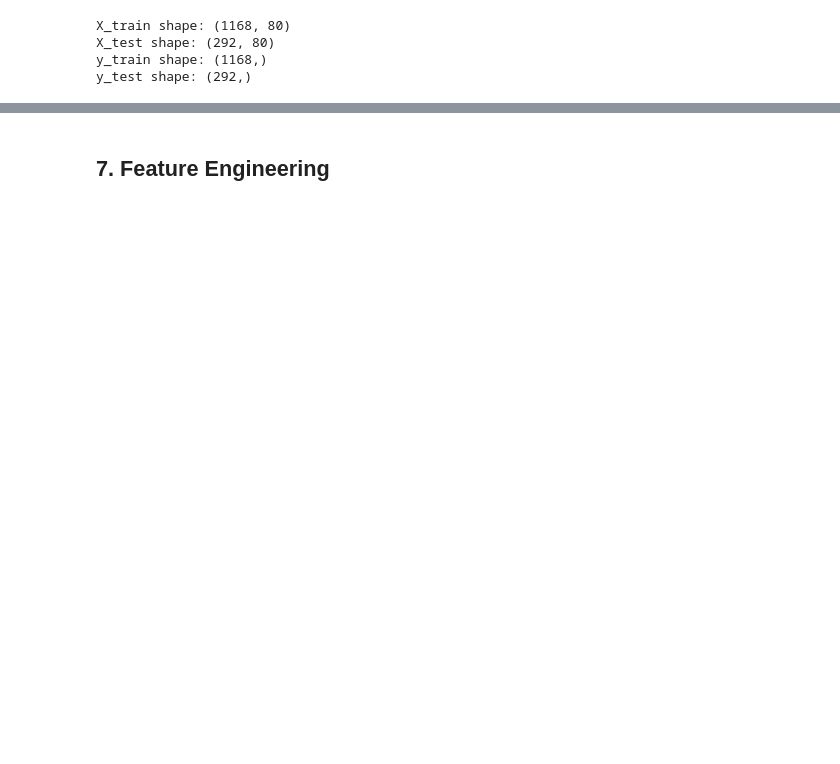
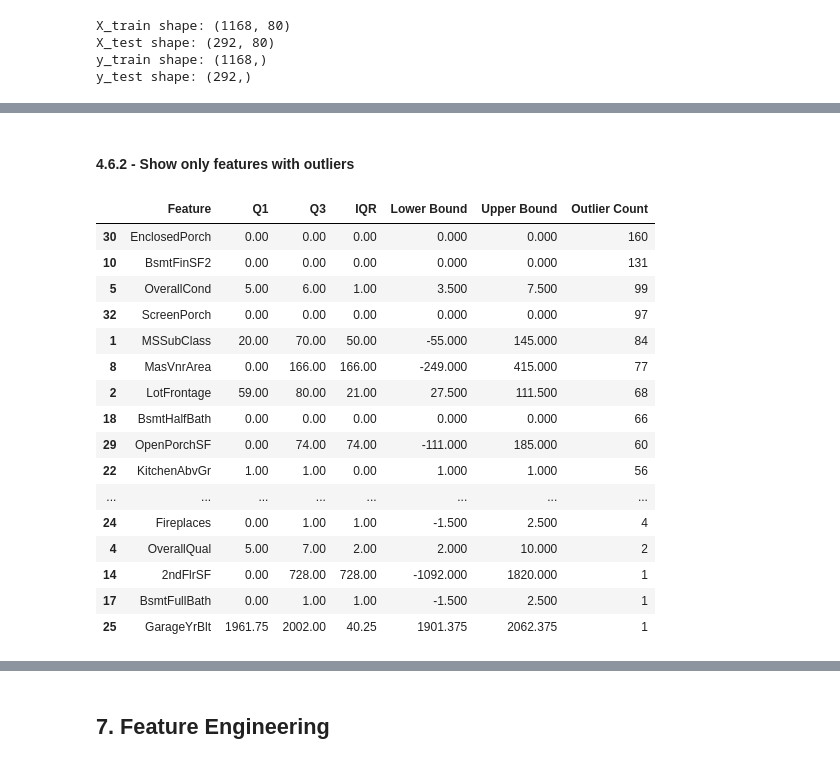
Before and after one commit to VenuriDampahalage/ames-housing-price-prediction, a Jupyter notebook: preProcessing.ipynb, the cells around one changed output, grey strips where cells are left out. Saved outputs shown, nothing was run; the diff lists cells and outputs as text; code cells hidden in the pictures; blank space fills up the shorter version.

```diff
--- a/preProcessing.ipynb
+++ b/preProcessing.ipynb
@@ -819,0 +381,22 @@ display(outlier_df)
+# %% [markdown]
+#### 4.6.2 - Show only features with outliers
+# %%
+outlier_table[outlier_table['Outlier Count'] > 0]
+# %% [output]
+|  | Feature | Q1 | Q3 | IQR | Lower Bound | Upper Bound | Outlier Count |
+| 30 | EnclosedPorch | 0.00 | 0.00 | 0.00 | 0.000 | 0.000 | 160 |
+| 10 | BsmtFinSF2 | 0.00 | 0.00 | 0.00 | 0.000 | 0.000 | 131 |
+| 5 | OverallCond | 5.00 | 6.00 | 1.00 | 3.500 | 7.500 | 99 |
+| 32 | ScreenPorch | 0.00 | 0.00 | 0.00 | 0.000 | 0.000 | 97 |
+| 1 | MSSubClass | 20.00 | 70.00 | 50.00 | -55.000 | 145.000 | 84 |
+| 8 | MasVnrArea | 0.00 | 166.00 | 166.00 | -249.000 | 415.000 | 77 |
+| 2 | LotFrontage | 59.00 | 80.00 | 21.00 | 27.500 | 111.500 | 68 |
+| 18 | BsmtHalfBath | 0.00 | 0.00 | 0.00 | 0.000 | 0.000 | 66 |
+| 29 | OpenPorchSF | 0.00 | 74.00 | 74.00 | -111.000 | 185.000 | 60 |
+| 22 | KitchenAbvGr | 1.00 | 1.00 | 0.00 | 1.000 | 1.000 | 56 |
+| ... | ... | ... | ... | ... | ... | ... | ... |
+| 24 | Fireplaces | 0.00 | 1.00 | 1.00 | -1.500 | 2.500 | 4 |
+| 4 | OverallQual | 5.00 | 7.00 | 2.00 | 2.000 | 10.000 | 2 |
+| 14 | 2ndFlrSF | 0.00 | 728.00 | 728.00 | -1092.000 | 1820.000 | 1 |
+| 17 | BsmtFullBath | 0.00 | 1.00 | 1.00 | -1.500 | 2.500 | 1 |
+| 25 | GarageYrBlt | 1961.75 | 2002.00 | 40.25 | 1901.375 | 2062.375 | 1 |
```
Also changed, not shown: parts of 161 cells of this notebook, 3 other files.
